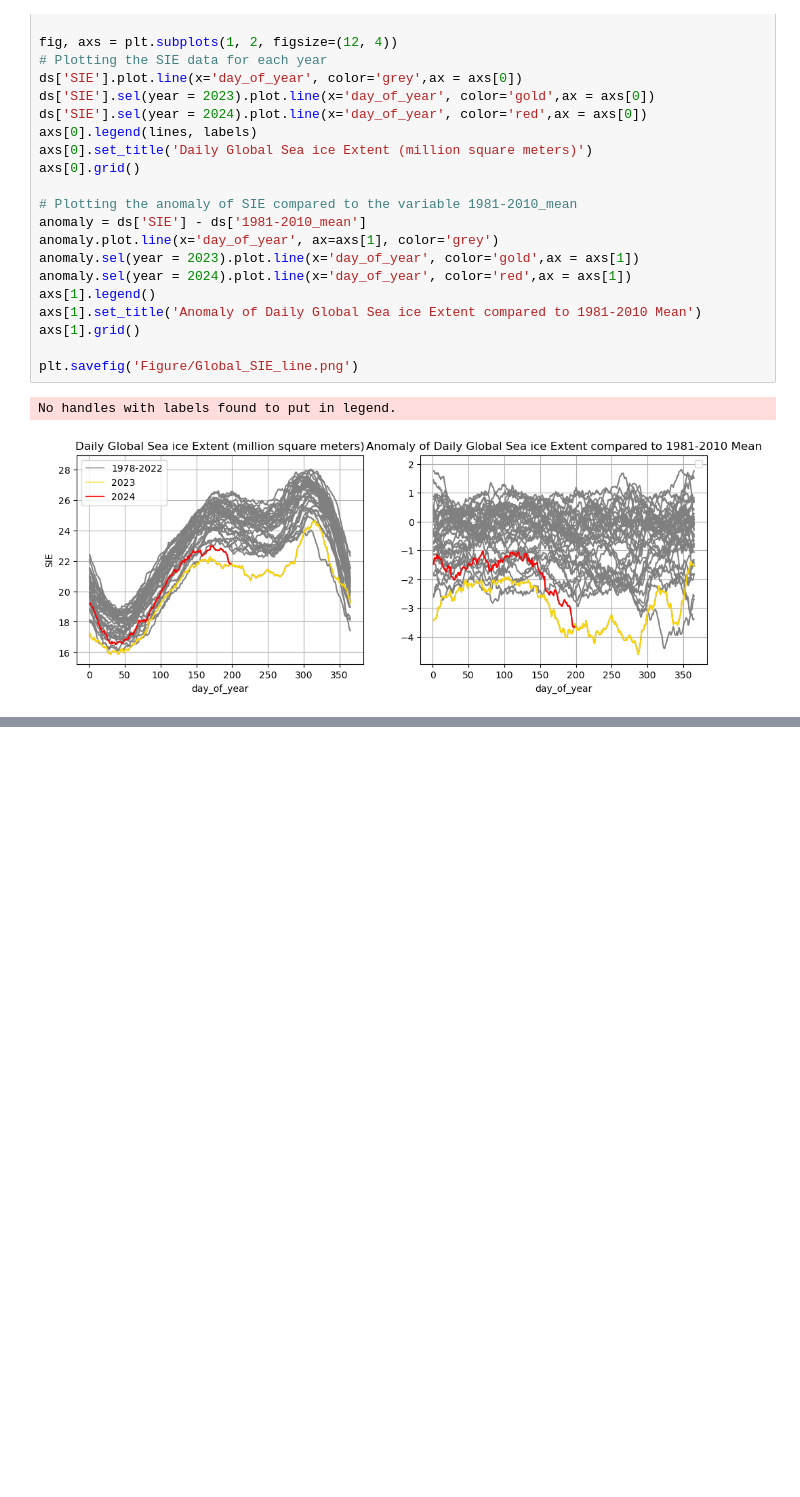
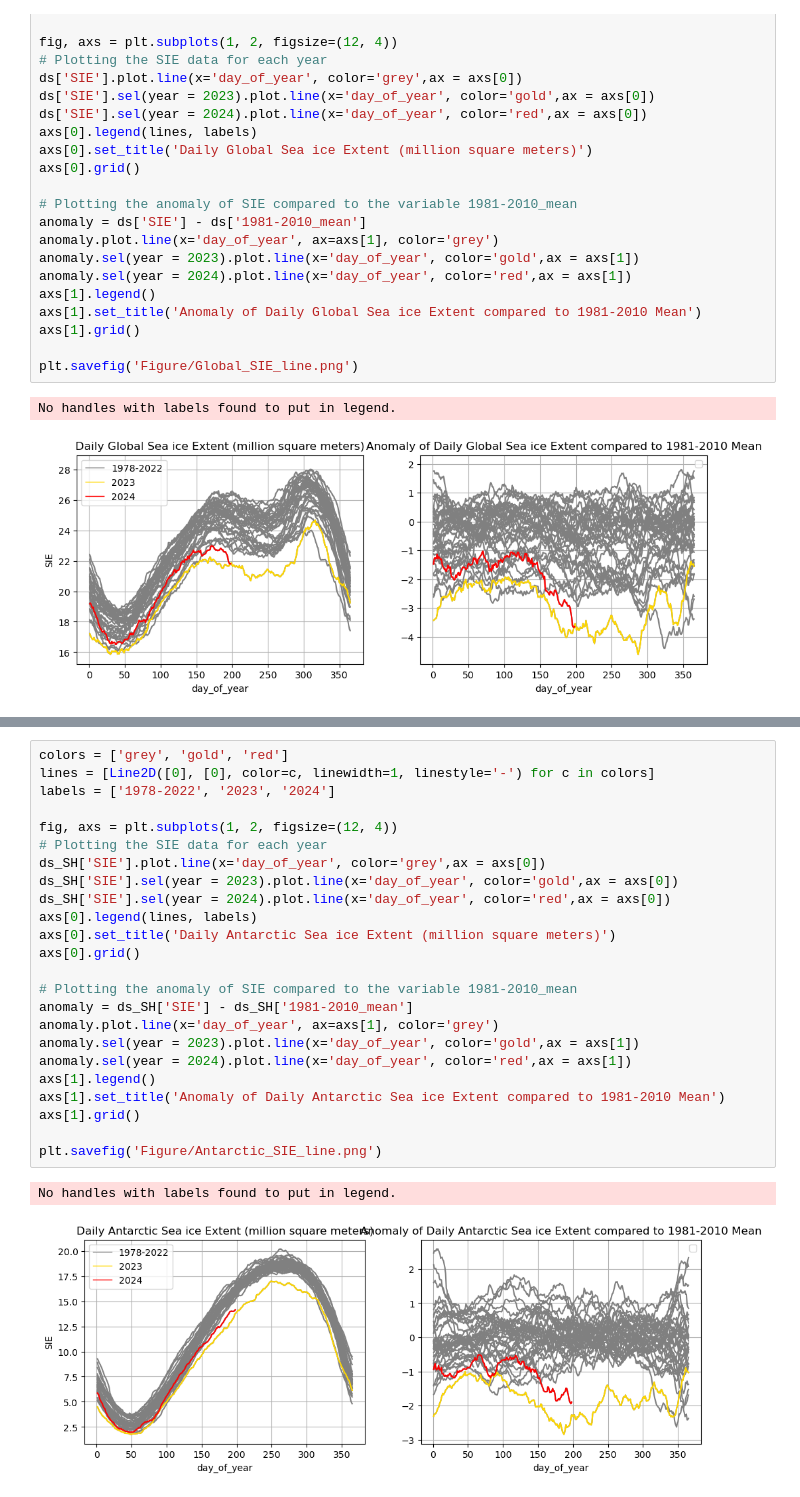
Before and after one commit to EPauthenet/Climate-Vizualisation, a Jupyter notebook: Daily_Antarctic_Sea_Ice/Daily_global_SIE_trend_Copernicus.ipynb, the cells around one changed output, grey strips where cells are left out. Saved outputs shown, nothing was run; the diff lists cells and outputs as text; blank space fills up the shorter version.

```diff
--- a/Daily_Antarctic_Sea_Ice/Daily_global_SIE_trend_Copernicus.ipynb
+++ b/Daily_Antarctic_Sea_Ice/Daily_global_SIE_trend_Copernicus.ipynb
@@ -95,0 +123,27 @@ No handles with labels found to put in legend.
+# %%
+colors = ['grey', 'gold', 'red']
+lines = [Line2D([0], [0], color=c, linewidth=1, linestyle='-') for c in colors]
+labels = ['1978-2022', '2023', '2024']
+
+fig, axs = plt.subplots(1, 2, figsize=(12, 4))
+# Plotting the SIE data for each year
+ds_SH['SIE'].plot.line(x='day_of_year', color='grey',ax = axs[0])
+ds_SH['SIE'].sel(year = 2023).plot.line(x='day_of_year', color='gold',ax = axs[0])
+ds_SH['SIE'].sel(year = 2024).plot.line(x='day_of_year', color='red',ax = axs[0])
+axs[0].legend(lines, labels)
+axs[0].set_title('Daily Antarctic Sea ice Extent (million square meters)')
+axs[0].grid()
+
+# Plotting the anomaly of SIE compared to the variable 1981-2010_mean
+anomaly = ds_SH['SIE'] - ds_SH['1981-2010_mean']
+anomaly.plot.line(x='day_of_year', ax=axs[1], color='grey')
+anomaly.sel(year = 2023).plot.line(x='day_of_year', color='gold',ax = axs[1])
+anomaly.sel(year = 2024).plot.line(x='day_of_year', color='red',ax = axs[1])
+axs[1].legend()
+axs[1].set_title('Anomaly of Daily Antarctic Sea ice Extent compared to 1981-2010 Mean')
+axs[1].grid()
+
+plt.savefig('Figure/Antarctic_SIE_line.png')
+# %% [output]
+No handles with labels found to put in legend.
+[figure, added]
```
Also changed, not shown: parts of 2 cells of this notebook, 5 other files.
